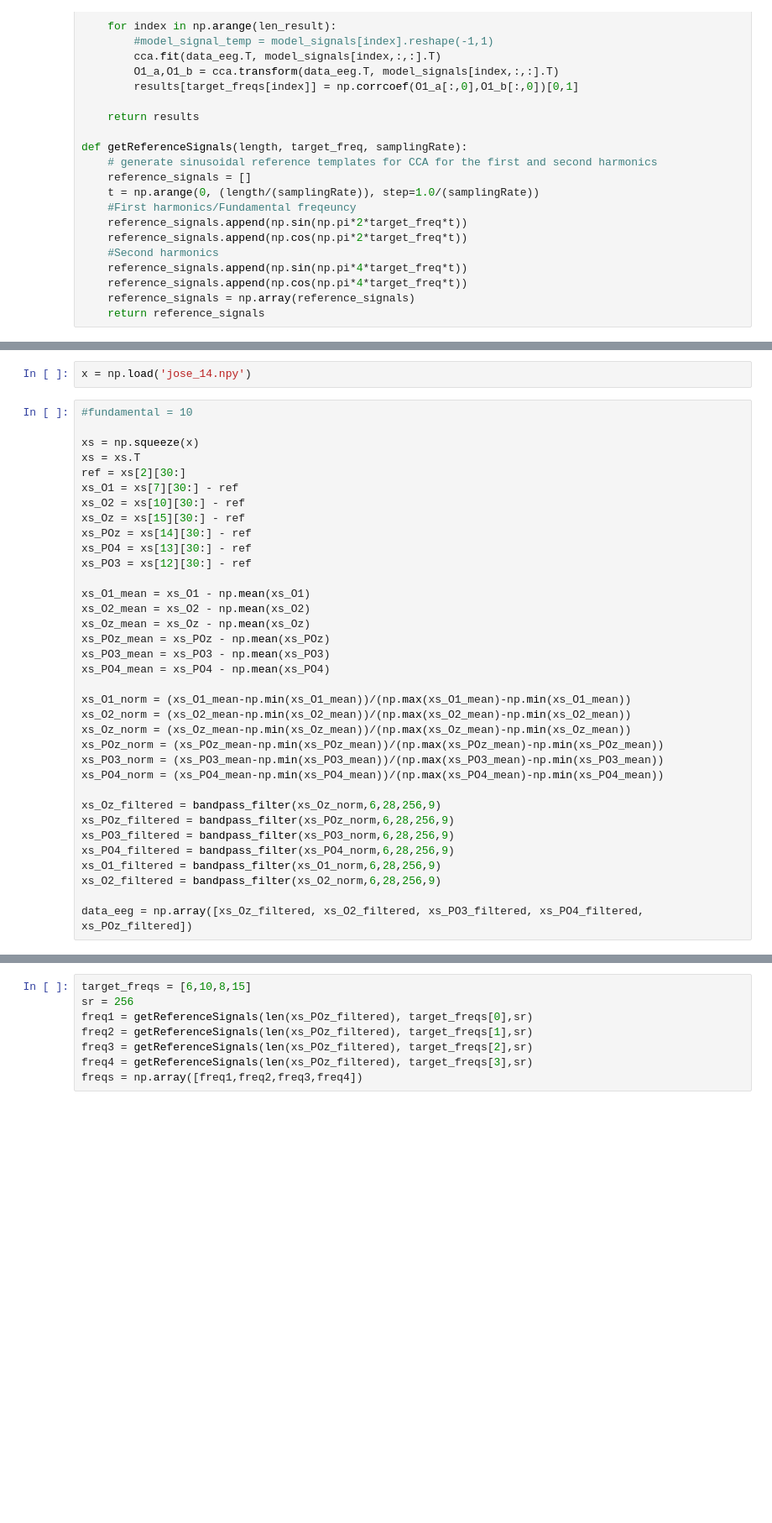
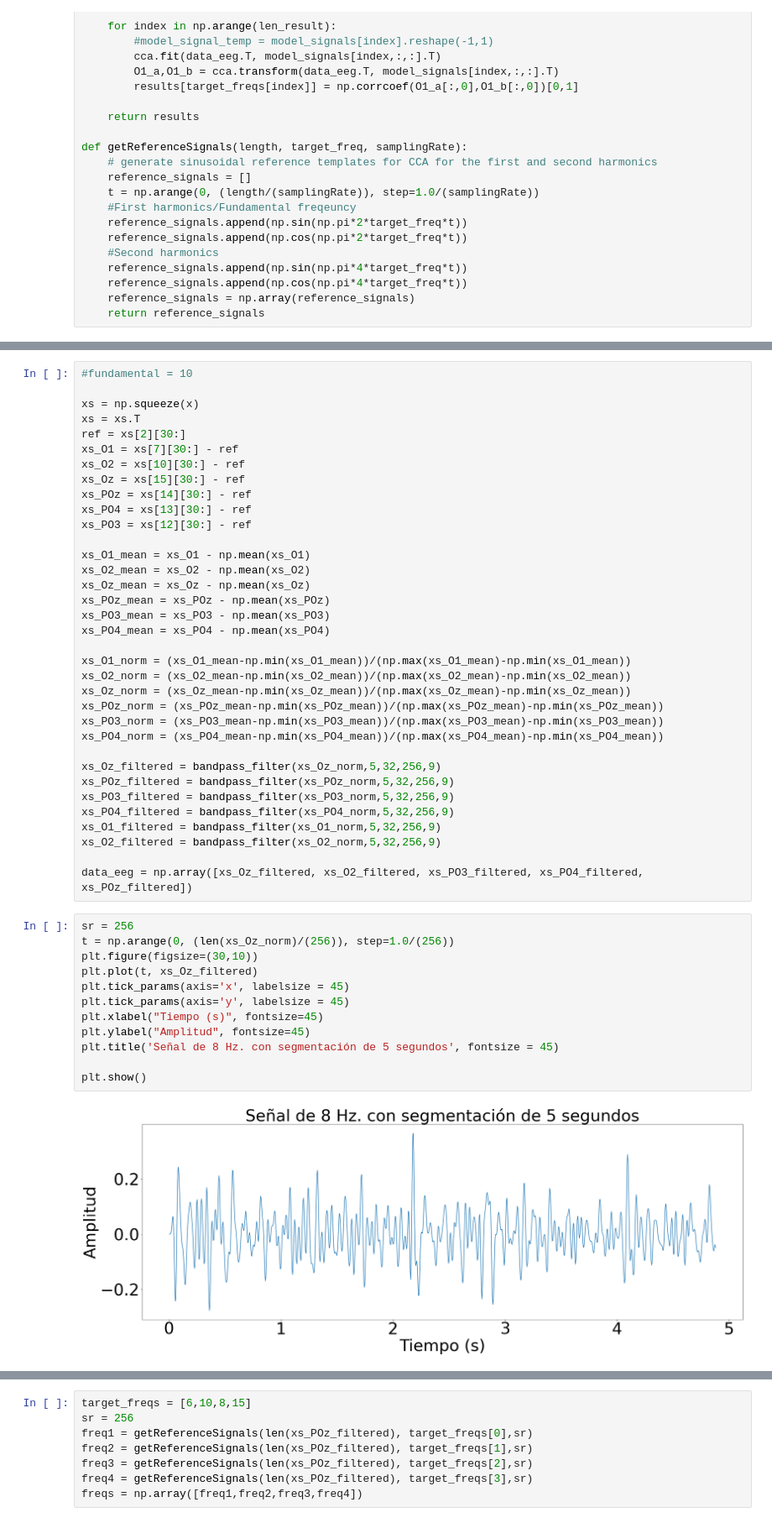
Before and after one commit to josevasquez123/Tesis_codigo, a Jupyter notebook: check_1prueba.ipynb, the cells around one changed output, grey strips where cells are left out. Shown: that part at 84% size. Drawn from its saved outputs; the diff is of its cells as text; blank space fills up the shorter version.

```diff
--- a/check_1prueba.ipynb
+++ b/check_1prueba.ipynb
@@ -56,5 +56,3 @@ x = np.load(data_path+"gary_6.npy")
-# %%
-x = np.load('jose_14.npy')
 # %%
 #fundamental = 10
 
@@ -82,12 +80,26 @@ xs_POz_norm = (xs_POz_mean-np.min(xs_POz_mean))/(np.max(xs_POz_mean)-np.min(xs_P
 xs_PO3_norm = (xs_PO3_mean-np.min(xs_PO3_mean))/(np.max(xs_PO3_mean)-np.min(xs_PO3_mean))
 xs_PO4_norm = (xs_PO4_mean-np.min(xs_PO4_mean))/(np.max(xs_PO4_mean)-np.min(xs_PO4_mean))
 
-xs_Oz_filtered = bandpass_filter(xs_Oz_norm,6,28,256,9)
-xs_POz_filtered = bandpass_filter(xs_POz_norm,6,28,256,9)
-xs_PO3_filtered = bandpass_filter(xs_PO3_norm,6,28,256,9)
-xs_PO4_filtered = bandpass_filter(xs_PO4_norm,6,28,256,9)
-xs_O1_filtered = bandpass_filter(xs_O1_norm,6,28,256,9)
-xs_O2_filtered = bandpass_filter(xs_O2_norm,6,28,256,9)
+xs_Oz_filtered = bandpass_filter(xs_Oz_norm,5,32,256,9)
+xs_POz_filtered = bandpass_filter(xs_POz_norm,5,32,256,9)
+xs_PO3_filtered = bandpass_filter(xs_PO3_norm,5,32,256,9)
+xs_PO4_filtered = bandpass_filter(xs_PO4_norm,5,32,256,9)
+xs_O1_filtered = bandpass_filter(xs_O1_norm,5,32,256,9)
+xs_O2_filtered = bandpass_filter(xs_O2_norm,5,32,256,9)
 
 data_eeg = np.array([xs_Oz_filtered, xs_O2_filtered, xs_PO3_filtered, xs_PO4_filtered, xs_POz_filtered])
+# %%
+sr = 256
+t = np.arange(0, (len(xs_Oz_norm)/(256)), step=1.0/(256))
+plt.figure(figsize=(30,10))
+plt.plot(t, xs_Oz_filtered)
+plt.tick_params(axis='x', labelsize = 45)
+plt.tick_params(axis='y', labelsize = 45)
+plt.xlabel("Tiempo (s)", fontsize=45)
+plt.ylabel("Amplitud", fontsize=45)
+plt.title('Señal de 8 Hz. con segmentación de 5 segundos', fontsize = 45)
+
+plt.show()
+# %% [output]
+[figure, added]
 # %%
```
Also changed, not shown: parts of 4 cells of this notebook, 39 other files.
